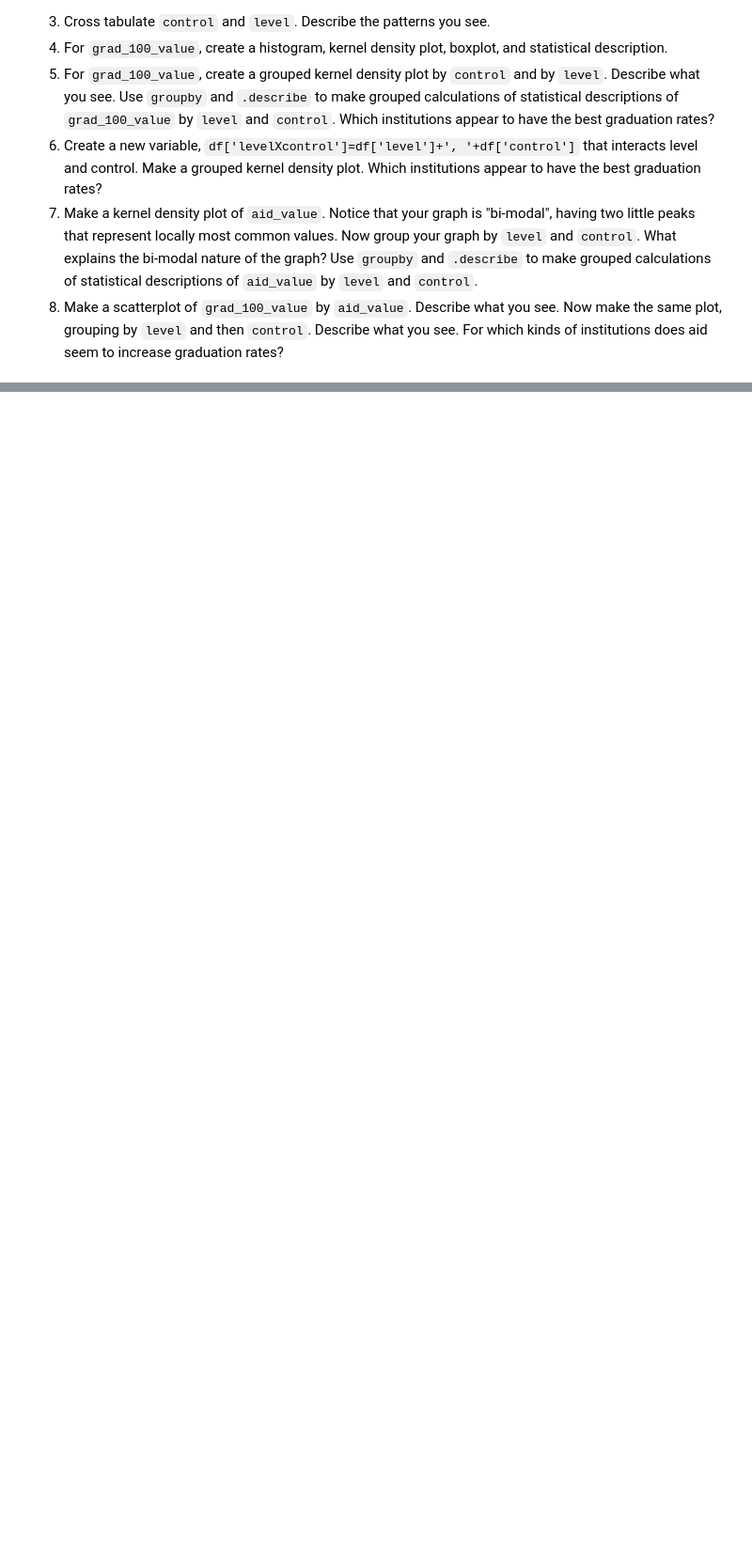
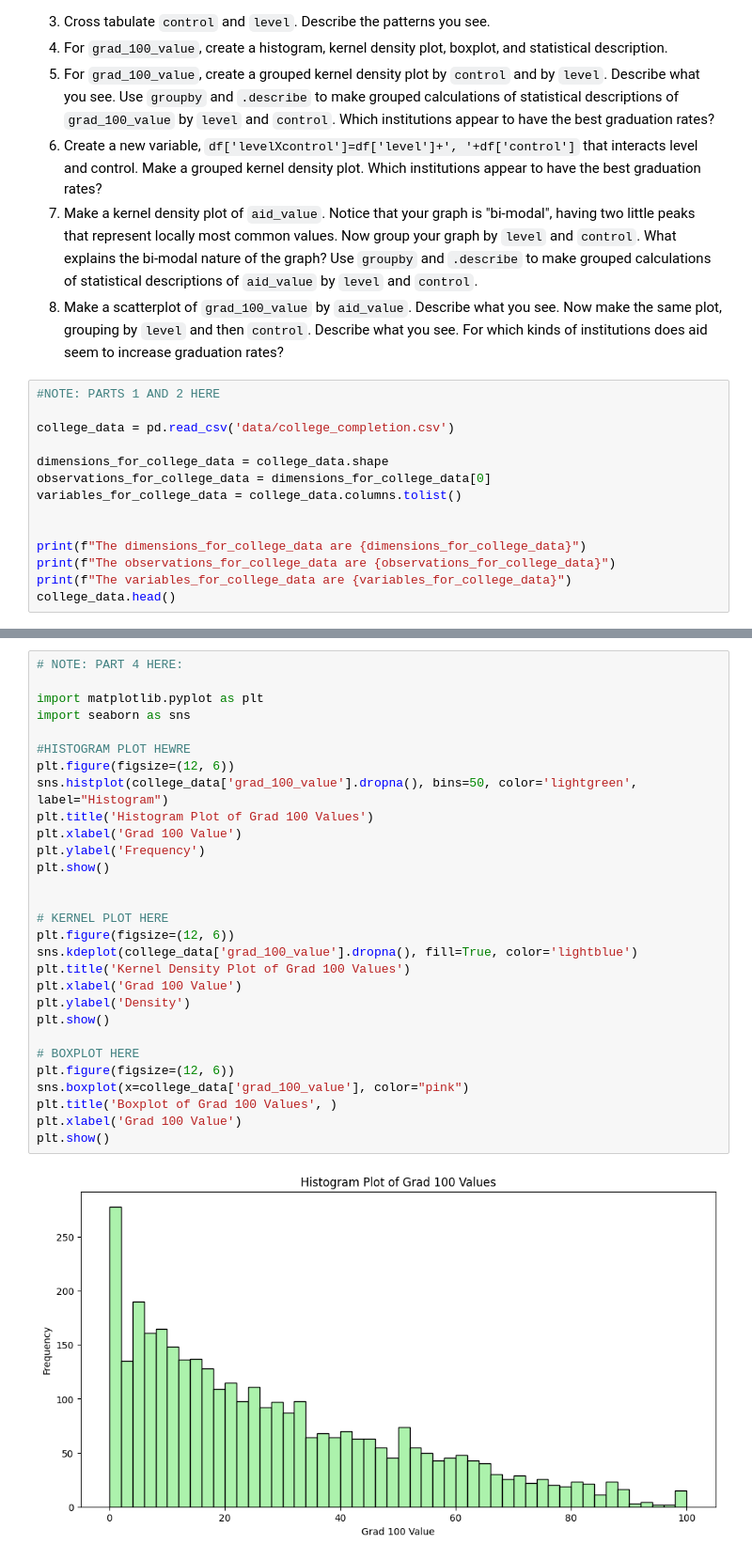
Before and after one commit to CSHieuV/assignment2, a Jupyter notebook: assignment2.ipynb, the cells around one changed output, grey strips where cells are left out. Shown at 94% size. Drawn from its saved outputs; the diff is of its cells as text; blank space fills up the shorter version.

```diff
--- a/assignment2.ipynb
+++ b/assignment2.ipynb
@@ -233,3 +233,17 @@ The "relevant" variables for this question are:
 6. Create a new variable, `df['levelXcontrol']=df['level']+', '+df['control']` that interacts level and control. Make a grouped kernel density plot. Which institutions appear to have the best graduation rates?
 7. Make a kernel density plot of `aid_value`. Notice that your graph is "bi-modal", having two little peaks that represent locally most common values. Now group your graph by `level` and `control`. What explains the bi-modal nature of the graph? Use `groupby` and `.describe` to make grouped calculations of statistical descriptions of `aid_value` by `level` and `control`.
 8. Make a scatterplot of `grad_100_value` by `aid_value`. Describe what you see. Now make the same plot, grouping by `level` and then `control`. Describe what you see. For which kinds of institutions does aid seem to increase graduation rates?
+# %%
+#NOTE: PARTS 1 AND 2 HERE
+
+college_data = pd.read_csv('data/college_completion.csv')
+
+dimensions_for_college_data = college_data.shape
+observations_for_college_data = dimensions_for_college_data[0]
+variables_for_college_data = college_data.columns.tolist()
+
+
+print(f"The dimensions_for_college_data are {dimensions_for_college_data}")
+print(f"The observations_for_college_data are {observations_for_college_data}")
+print(f"The variables_for_college_data are {variables_for_college_data}")
+college_data.head()
@@ -235,0 +285,31 @@ The "relevant" variables for this question are:
+# %%
+# NOTE: PART 4 HERE:
+
+import matplotlib.pyplot as plt
+import seaborn as sns
+
+#HISTOGRAM PLOT HEWRE
+plt.figure(figsize=(12, 6))
+sns.histplot(college_data['grad_100_value'].dropna(), bins=50, color='lightgreen', label="Histogram")
+plt.title('Histogram Plot of Grad 100 Values')
+plt.xlabel('Grad 100 Value')
+plt.ylabel('Frequency')
+plt.show()
+
+
+# KERNEL PLOT HERE
+plt.figure(figsize=(12, 6))
+sns.kdeplot(college_data['grad_100_value'].dropna(), fill=True, color='lightblue')
+plt.title('Kernel Density Plot of Grad 100 Values')
+plt.xlabel('Grad 100 Value')
+plt.ylabel('Density')
+plt.show()
+
+# BOXPLOT HERE
+plt.figure(figsize=(12, 6))
+sns.boxplot(x=college_data['grad_100_value'], color="pink")
+plt.title('Boxplot of Grad 100 Values', )
+plt.xlabel('Grad 100 Value')
+plt.show()
+# %% [output]
+[figure, added]
```
Also changed, not shown: parts of 7 cells of this notebook.
